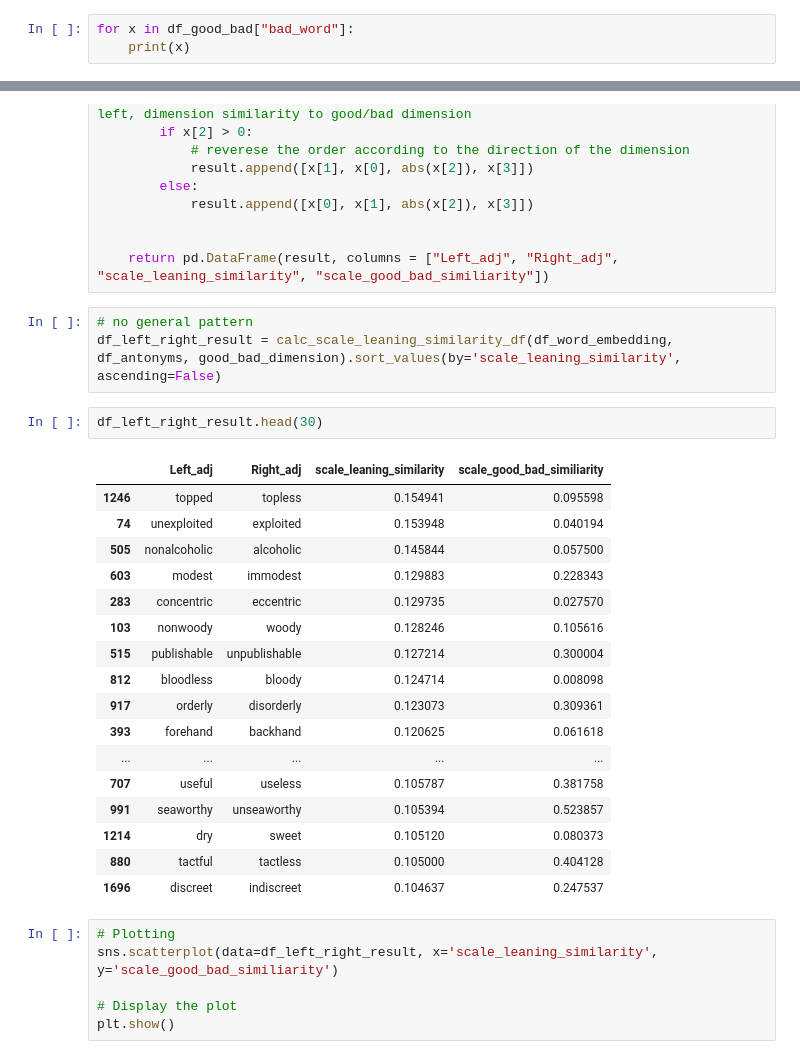
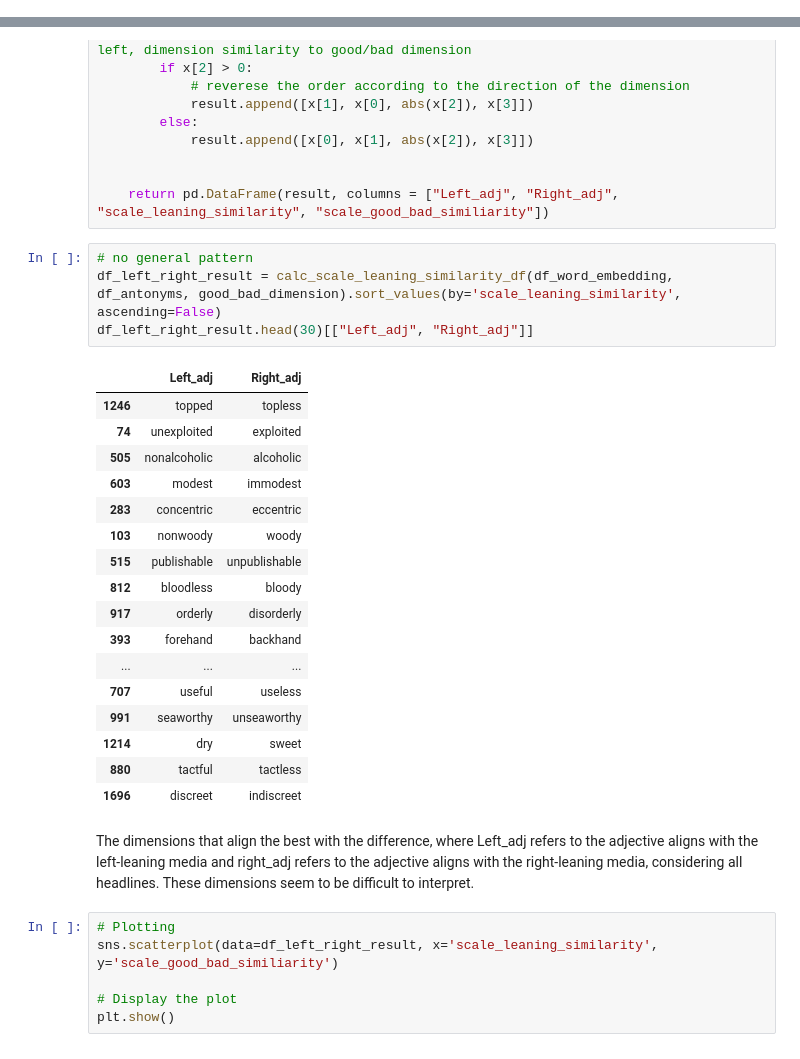
Before and after one commit to beilrz/News_Headline_Bias_Analysis, a Jupyter notebook: Word Embedding Analysis.ipynb, the cells around one changed output, grey strips where cells are left out. Drawn from its saved outputs; the diff is of its cells as text.

```diff
--- a/Word Embedding Analysis.ipynb
+++ b/Word Embedding Analysis.ipynb
@@ -90,6 +83,3 @@ good_bad_dimension
 # %% [output]
 array([ 0.02099921,  0.00841344, -0.0051291 , ..., -0.00711416,
        -0.00103793,  0.00046543])
-# %%
-for x in df_good_bad["bad_word"]:
-    print(x)
@@ -161,29 +145,30 @@ def calc_scale_leaning_similarity_df(df_word_embedding, df_antonyms, good_bad_di
 
 
     return pd.DataFrame(result, columns = ["Left_adj", "Right_adj", "scale_leaning_similarity", "scale_good_bad_similiarity"])
-# %%
-# no general pattern
-df_left_right_result = calc_scale_leaning_similarity_df(df_word_embedding, df_antonyms, good_bad_dimension).sort_values(by='scale_leaning_similarity', ascending=False)
 # %%
-df_left_right_result.head(30)
+# no general pattern
+df_left_right_result = calc_scale_leaning_similarity_df(df_word_embedding, df_antonyms, good_bad_dimension).sort_values(by='scale_leaning_similarity', ascending=False)
+df_left_right_result.head(30)[["Left_adj", "Right_adj"]]
 # %% [output]
-|  | Left_adj | Right_adj | scale_leaning_similarity | scale_good_bad_similiarity |
-| 1246 | topped | topless | 0.154941 | 0.095598 |
-| 74 | unexploited | exploited | 0.153948 | 0.040194 |
-| 505 | nonalcoholic | alcoholic | 0.145844 | 0.057500 |
-| 603 | modest | immodest | 0.129883 | 0.228343 |
-| 283 | concentric | eccentric | 0.129735 | 0.027570 |
-| 103 | nonwoody | woody | 0.128246 | 0.105616 |
-| 515 | publishable | unpublishable | 0.127214 | 0.300004 |
-| 812 | bloodless | bloody | 0.124714 | 0.008098 |
-| 917 | orderly | disorderly | 0.123073 | 0.309361 |
-| 393 | forehand | backhand | 0.120625 | 0.061618 |
-| ... | ... | ... | ... | ... |
-| 707 | useful | useless | 0.105787 | 0.381758 |
-| 991 | seaworthy | unseaworthy | 0.105394 | 0.523857 |
-| 1214 | dry | sweet | 0.105120 | 0.080373 |
-| 880 | tactful | tactless | 0.105000 | 0.404128 |
-| 1696 | discreet | indiscreet | 0.104637 | 0.247537 |
+|  | Left_adj | Right_adj |
+| 1246 | topped | topless |
+| 74 | unexploited | exploited |
+| 505 | nonalcoholic | alcoholic |
+| 603 | modest | immodest |
+| 283 | concentric | eccentric |
+| 103 | nonwoody | woody |
+| 515 | publishable | unpublishable |
+| 812 | bloodless | bloody |
+| 917 | orderly | disorderly |
+| 393 | forehand | backhand |
+| ... | ... | ... |
+| 707 | useful | useless |
+| 991 | seaworthy | unseaworthy |
+| 1214 | dry | sweet |
+| 880 | tactful | tactless |
+| 1696 | discreet | indiscreet |
+# %% [markdown]
+The dimensions that align the best with the difference, where Left_adj refers to the adjective aligns with the left-leaning media and right_adj refers to the adjective aligns with the right-leaning media, considering all headlines. These dimensions seem to be difficult to interpret.
 # %%
 # Plotting
 sns.scatterplot(data=df_left_right_result, x='scale_leaning_similarity', y='scale_good_bad_similiarity')
```
Also changed, not shown: parts of 65 cells of this notebook, 12 other files.
